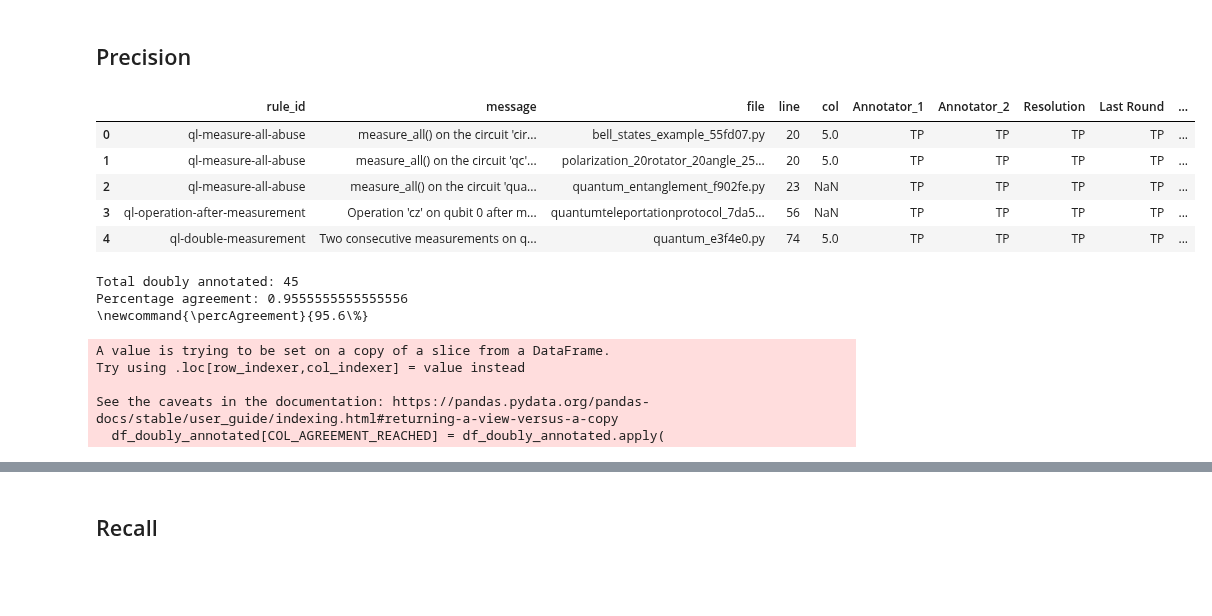
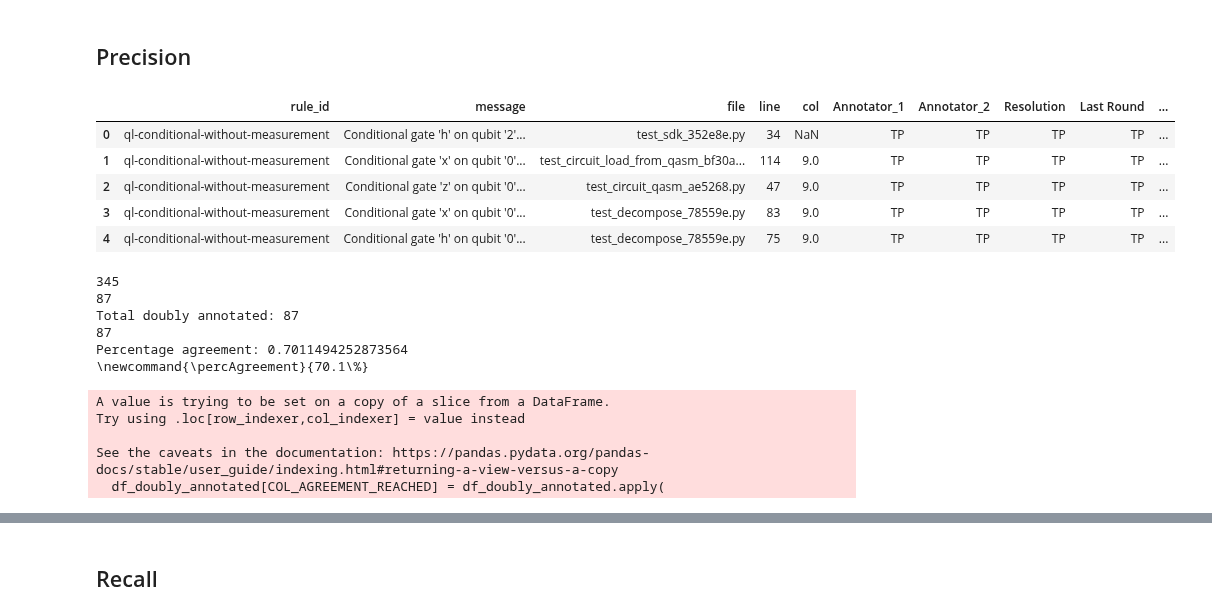
Before and after one commit to sola-st/LintQ, a Jupyter notebook: notebooks/RQs_Reproduce_Analysis_Results_LintQ_REVISION.ipynb, the cells around one changed output, grey strips where cells are left out. Cells and saved outputs as stored; diff of their text form; code cells hidden in the pictures; blank space fills up the shorter version.

```diff
--- a/notebooks/RQs_Reproduce_Analysis_Results_LintQ_REVISION.ipynb
+++ b/notebooks/RQs_Reproduce_Analysis_Results_LintQ_REVISION.ipynb
@@ -24,7 +24,7 @@ MAIN_FOLDER_DATA = "../data/datasets/exp_v08/files_selected"
 PATH_LINTQ_SARIF = os.path.join(SARIF_FOLDER, "data.sarif")
 DIR_DATASET_QISKIT = '../data/datasets/exp_v08'
 
-PATH_LINTQ_ANNOTATION = os.path.join(SARIF_FOLDER, "Annotation_06_data_sample_representative_10.csv")
+PATH_LINTQ_ANNOTATION = os.path.join(SARIF_FOLDER, "Annotation_05_data_sample_representative_10.csv")
 PATH_REAL_BUGS = "../bug_reports/LintQ Annotation 03-2024 - Real bugs.csv"
 
 
@@ -1086,43 +1086,53 @@ df_annotations = df_annotations[
     df_annotations["rule_id"].isin(RULE_NAME_MAPPING.keys())]
 
 display(df_annotations.head())
+print(len(df_annotations))
 
 COL_AGREED_ANNOTATION = "Resolution"
 COL_RULE = "rule_id"
 COL_AGREEMENT_REACHED = "same_decision"
+
+# convert the two columns annotators to strings and trim spaces
+df_annotations["Annotator_1"] = df_annotations["Annotator_1"].astype(str).str.strip()
+df_annotations["Annotator_2"] = df_annotations["Annotator_2"].astype(str).str.strip()
 
 df_doubly_annotated = df_annotations[
     df_annotations.apply(
         lambda row: (
             row["Annotator_1"] in ["TP", "NW", "FP"] and
             row["Annotator_2"] in ["TP", "NW", "FP"]
         ), axis=1
     )]
+print(len(df_doubly_annotated))
 
 df_doubly_annotated[COL_AGREEMENT_REACHED] = df_doubly_annotated.apply(
     lambda row: row["Annotator_1"] == row["Annotator_2"], axis=1)
 
 doubly_annotated_count = df_doubly_annotated[
     COL_AGREEMENT_REACHED].astype(str).value_counts()
 total_doubly_annotated = \
     doubly_annotated_count["True"] + doubly_annotated_count["False"]
 print(f"Total doubly annotated: {total_doubly_annotated}")
+print(len(df_doubly_annotated))
 
 percentage_agreement = doubly_annotated_count["True"] / total_doubly_annotated
 print(f"Percentage agreement: {percentage_agreement}")
 
 # print("\\newcommand{\\kappa}{" + f"{choen_kappa:.2f}" + "}")
 print("\\newcommand{\\percAgreement}{" + f"{percentage_agreement * 100:.1f}" + "\\%}")
 # %% [output]
 |  | rule_id | message | file | line | col | Annotator_1 | Annotator_2 | Resolution | Last Round | ... |
-| 0 | ql-measure-all-abuse | measure_all() on the circuit 'cir... | bell_states_example_55fd07.py | 20 | 5.0 | TP | TP | TP | TP | ... |
-| 1 | ql-measure-all-abuse | measure_all() on the circuit 'qc'... | polarization_20rotator_20angle_25... | 20 | 5.0 | TP | TP | TP | TP | ... |
-| 2 | ql-measure-all-abuse | measure_all() on the circuit 'qua... | quantum_entanglement_f902fe.py | 23 | NaN | TP | TP | TP | TP | ... |
-| 3 | ql-operation-after-measurement | Operation 'cz' on qubit 0 after m... | quantumteleportationprotocol_7da5... | 56 | NaN | TP | TP | TP | TP | ... |
-| 4 | ql-double-measurement | Two consecutive measurements on q... | quantum_e3f4e0.py | 74 | 5.0 | TP | TP | TP | TP | ... |
+| 0 | ql-conditional-without-measurement | Conditional gate 'h' on qubit '2'... | test_sdk_352e8e.py | 34 | NaN | TP | TP | TP | TP | ... |
+| 1 | ql-conditional-without-measurement | Conditional gate 'x' on qubit '0'... | test_circuit_load_from_qasm_bf30a... | 114 | 9.0 | TP | TP | TP | TP | ... |
+| 2 | ql-conditional-without-measurement | Conditional gate 'z' on qubit '0'... | test_circuit_qasm_ae5268.py | 47 | 9.0 | TP | TP | TP | TP | ... |
+| 3 | ql-conditional-without-measurement | Conditional gate 'x' on qubit '0'... | test_decompose_78559e.py | 83 | 9.0 | TP | TP | TP | TP | ... |
+| 4 | ql-conditional-without-measurement | Conditional gate 'h' on qubit '0'... | test_decompose_78559e.py | 75 | 9.0 | TP | TP | TP | TP | ... |
-Total doubly annotated: 45
-Percentage agreement: 0.9555555555555556
-\newcommand{\percAgreement}{95.6\%}
+345
+87
+Total doubly annotated: 87
+87
+Percentage agreement: 0.7011494252873564
+\newcommand{\percAgreement}{70.1\%}
 A value is trying to be set on a copy of a slice from a DataFrame.
 Try using .loc[row_indexer,col_indexer] = value instead
 
```
Also changed, not shown: parts of 5 cells of this notebook, 1 other file.
